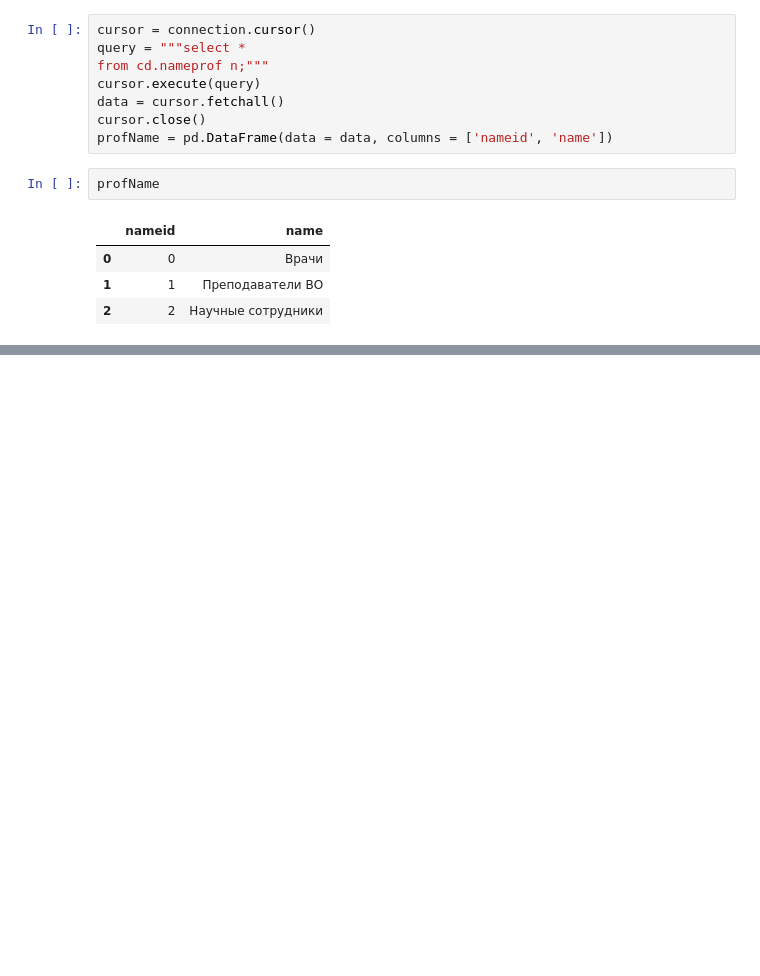
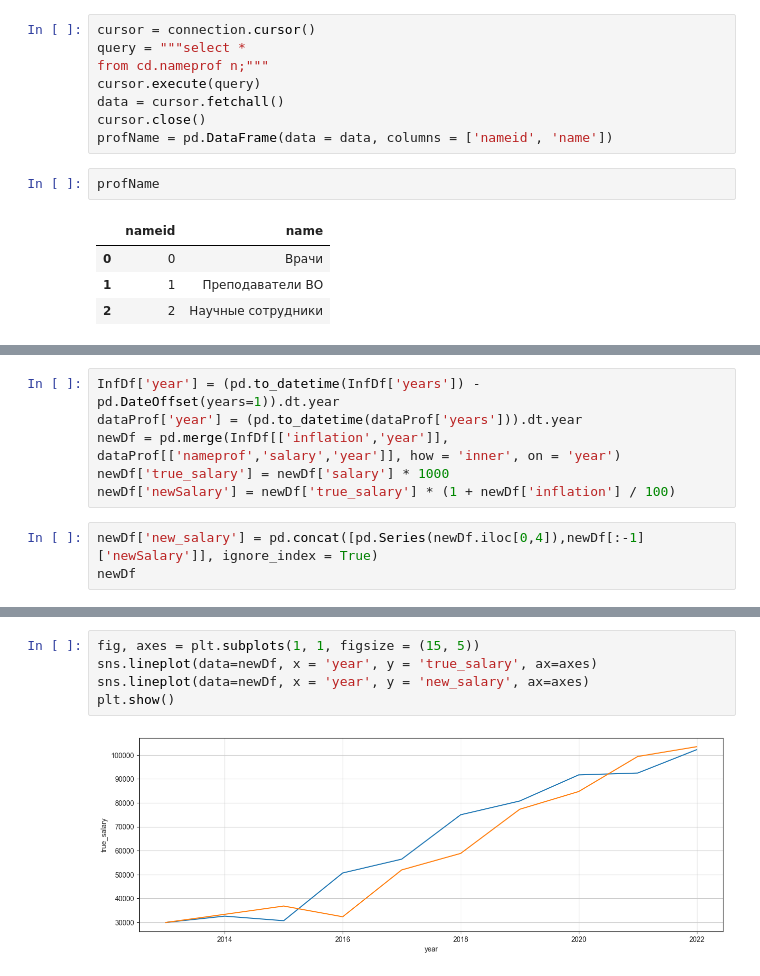
Before and after one commit to vladimir-vova/RevenueAnalyst, a Jupyter notebook: test.ipynb, the cells around one changed output, grey strips where cells are left out. Saved outputs shown, nothing was run; the diff lists cells and outputs as text; blank space fills up the shorter version.

```diff
--- a/test.ipynb
+++ b/test.ipynb
@@ -133,0 +123,9 @@ plt.show()
+# %%
+InfDf['year'] = (pd.to_datetime(InfDf['years']) - pd.DateOffset(years=1)).dt.year
+dataProf['year'] = (pd.to_datetime(dataProf['years'])).dt.year
+newDf = pd.merge(InfDf[['inflation','year']], dataProf[['nameprof','salary','year']], how = 'inner', on = 'year')
+newDf['true_salary'] = newDf['salary'] * 1000
+newDf['newSalary'] = newDf['true_salary'] * (1 + newDf['inflation'] / 100)
+# %%
+newDf['new_salary'] = pd.concat([pd.Series(newDf.iloc[0,4]),newDf[:-1]['newSalary']], ignore_index = True)
+newDf
@@ -133,0 +144,7 @@ plt.show()
+# %%
+fig, axes = plt.subplots(1, 1, figsize = (15, 5))
+sns.lineplot(data=newDf, x = 'year', y = 'true_salary', ax=axes)
+sns.lineplot(data=newDf, x = 'year', y = 'new_salary', ax=axes)
+plt.show()
+# %% [output]
+[figure, added]
```
Also changed, not shown: parts of 7 cells of this notebook.
